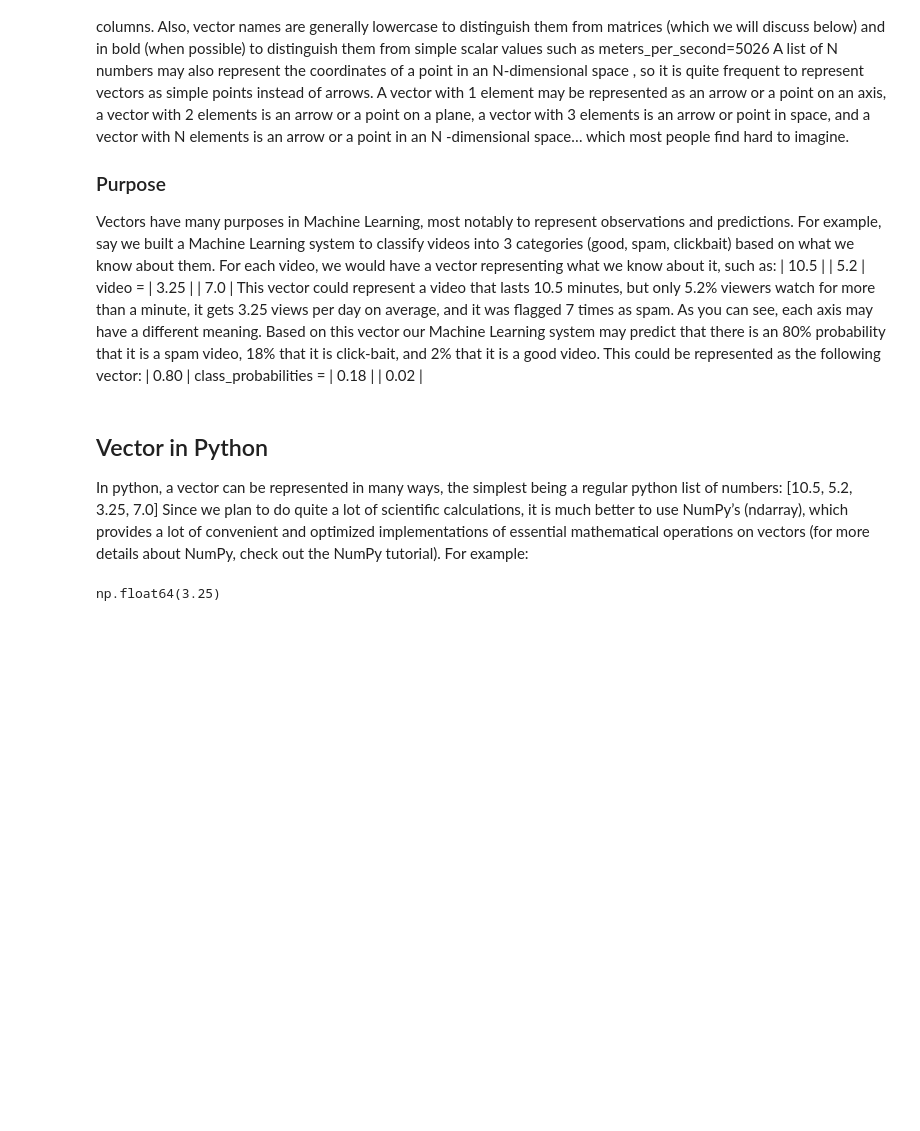
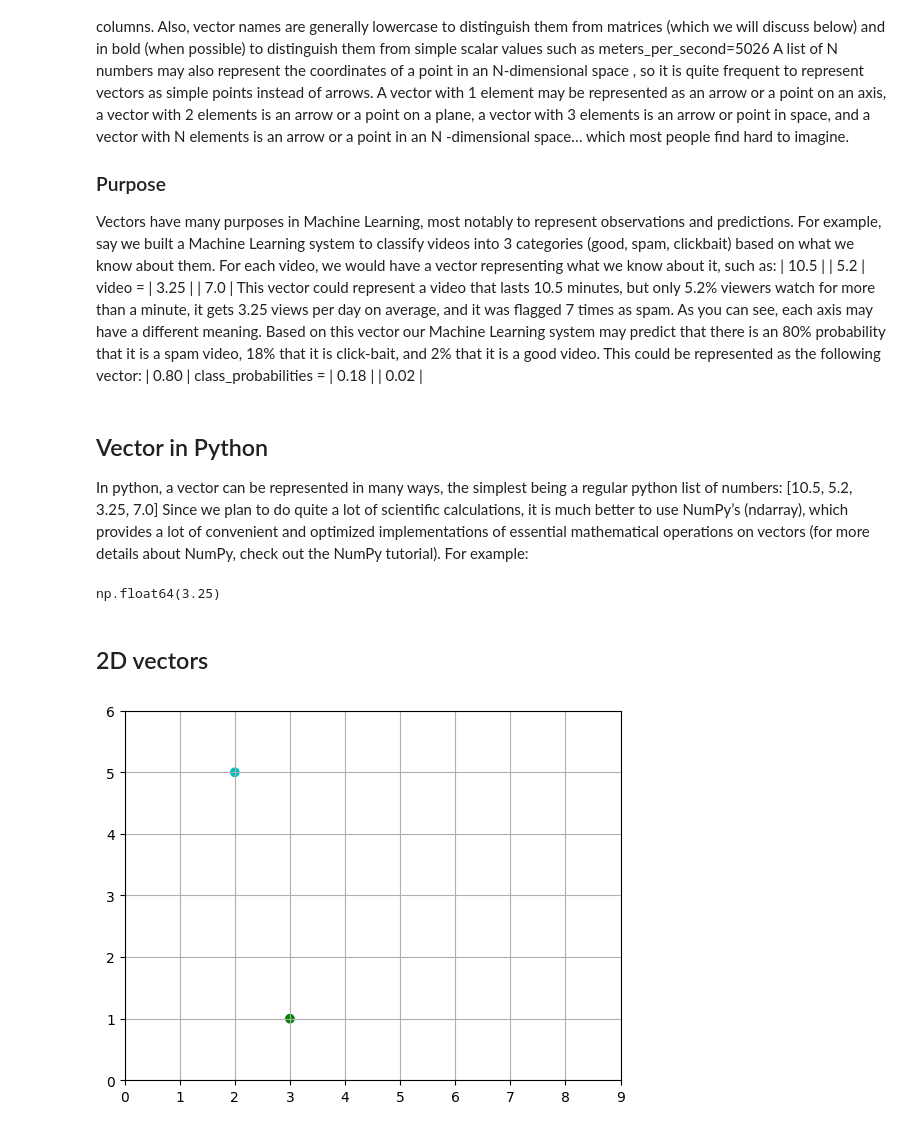
Before and after one commit to Azure06072005/Data-Science-with-Python, a Jupyter notebook: Math/Linear_Algebra.ipynb, the cells around one changed output. Cells and saved outputs as stored; diff of their text form; code cells hidden in the pictures; blank space fills up the shorter version.

```diff
--- a/Math/Linear_Algebra.ipynb
+++ b/Math/Linear_Algebra.ipynb
@@ -40,3 +40,42 @@ video.size                                      # The size of a vector can be ob
 video[2]                                        # 3rd video
 # %% [output]
 np.float64(3.25)
+# %% [markdown]
+## 2D vectors
+# %%
+# Import the numpy library, which provides support for large, multi-dimensional arrays and matrices
+import numpy as np
+
+# Import the matplotlib.pyplot library for creating static, animated, and interactive visualizations
+import matplotlib.pyplot as plt
+
+# Enables inline plotting in Jupyter Notebook so that plots appear in the output cells
+%matplotlib inline
+
+# Create a vector u with x and y coordinates (2, 5)
+u = np.array([2, 5])
+
+# Create a vector v with x and y coordinates (3, 1)
+v = np.array([3, 1])
+
+# Separate the x and y coordinates of u and v to use them for plotting
+# zip(u, v) pairs the first element of u with the first element of v, resulting in [(2, 3), (5, 1)]
+# x__coords and y__coords will each store one part of these pairs:
+# x__coords gets (2, 3), and y__coords gets (5, 1)
+x__coords, y__coords = zip(u, v)
+
+# Create a scatter plot with the points (2, 5) and (3, 1)
+# Use red ('r') for the first point and blue ('b') for the second point
+plt.scatter(x__coords, y__coords, color=["c", "g"])
+
+# Set axis limits: x-axis from 0 to 9, y-axis from 0 to 6
+# This controls the visible area of the plot, so both points are well within view
+plt.axis([0, 9, 0, 6])
+
+# Add a grid to the plot for easier reference to x and y coordinates
+plt.grid()
+
+# Display the plot in the output
+plt.show()
+# %% [output]
+[figure, added]
```
Also changed, not shown: parts of 7 cells of this notebook, 11 other files.
